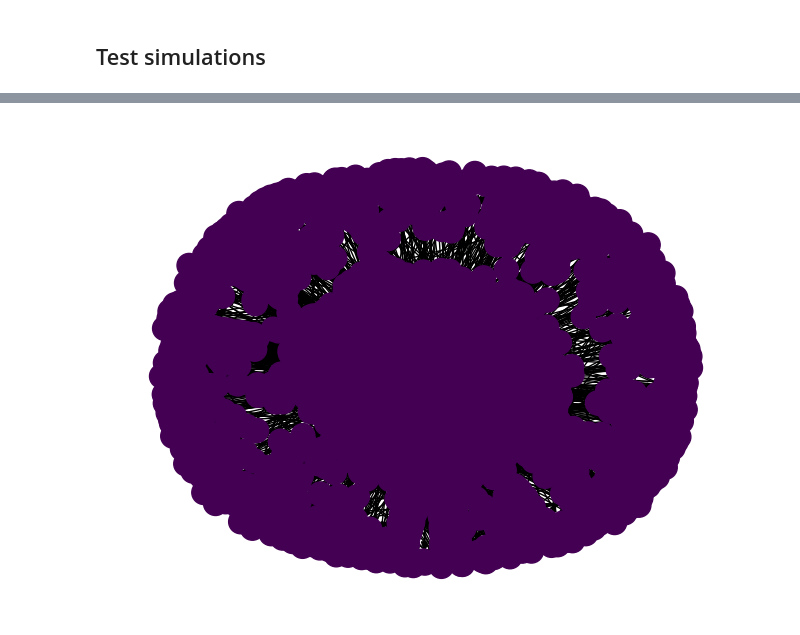
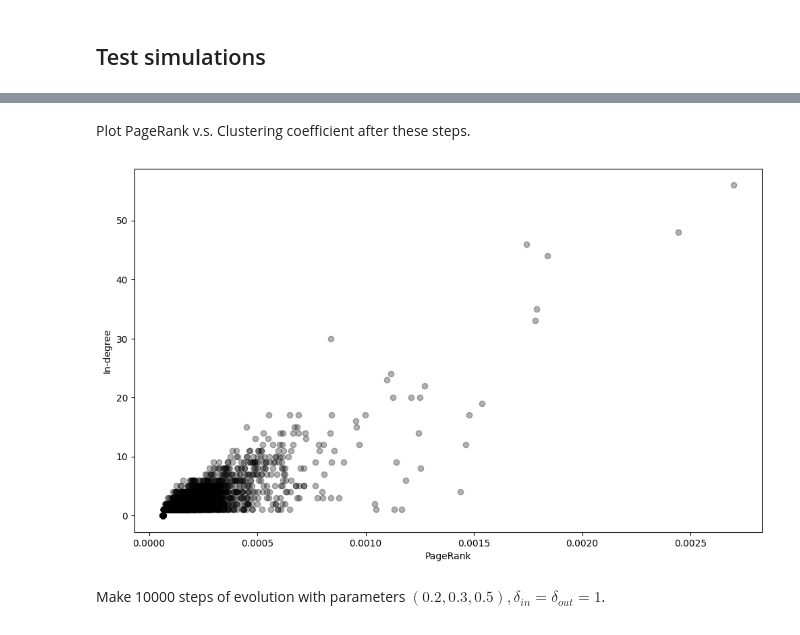
Before and after one commit to oopne/Anomaly-Detection-And-Evolving-Graphs, a Jupyter notebook: gpdc_communities.ipynb, the cells around one changed output, grey strips where cells are left out. Cells and saved outputs as stored; diff of their text form; code cells hidden in the pictures.

```diff
--- a/gpdc_communities.ipynb
+++ b/gpdc_communities.ipynb
@@ -52,7 +52,9 @@ class GPDCCommunities:
         new_community = test_nodes[test_results == -1]
 
         self.base_community.extend(new_normals)
-        self.other_communities.append(set(new_community))
+        if len(new_community) > 0:
+            self.other_communities.append(set(new_community))
+            print(len(new_community))
 
         self.max_node = len(snapshot)
 
@@ -77,5 +89,5 @@ Wall time: 411 μs
 
 detector = GPDCCommunities(init_graph=graph.get_graph(),
                            embedding_class=embeddings.PageRankInDegree,
-                           alpha=0.05, tail_size=15)
+                           tail_size=20)
 # %% [output]
@@ -84,4 +96,2 @@ Wall time: 6.2 μs
-# %%
-visualise_communities(graph.get_graph(), detector.get_communities())
-# %% [output]
-[figure, removed]
+# %% [markdown]
+Plot PageRank v.s. Clustering coefficient after these steps.
@@ -88,3 +104,20 @@ visualise_communities(graph.get_graph(), detector.get_communities())
+# %%
+data = detector.embeddings.to_numpy()
+
+plt.figure(figsize=(12, 7))
+
+plt.xlabel('PageRank')
+plt.ylabel('In-degree')
+plt.scatter(x=data[:, 0], y=data[:, 1], alpha=0.3, color='black')
+
+# plt.xlim((0, 0.0005))
+# plt.ylim((0, 10))
+
+plt.show()
+# %% [output]
+[figure, added]
+# %% [markdown]
+Make 10000 steps of evolution with parameters $(0.2, 0.3, 0.5), \delta_{in} = \delta_{out} = 1$.
 # %%
 %time
 
```
Also changed, not shown: parts of 38 cells of this notebook, 7 other files.
